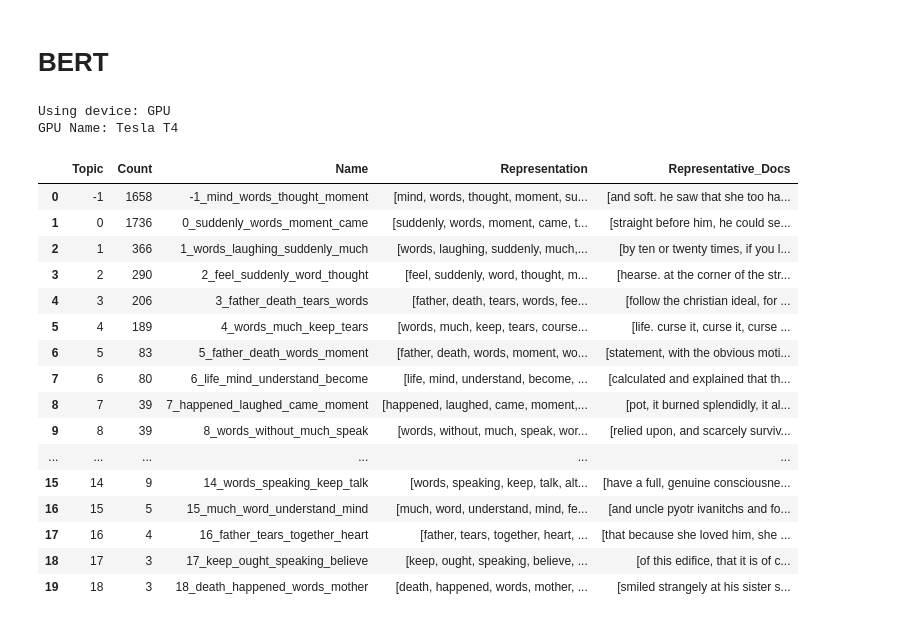
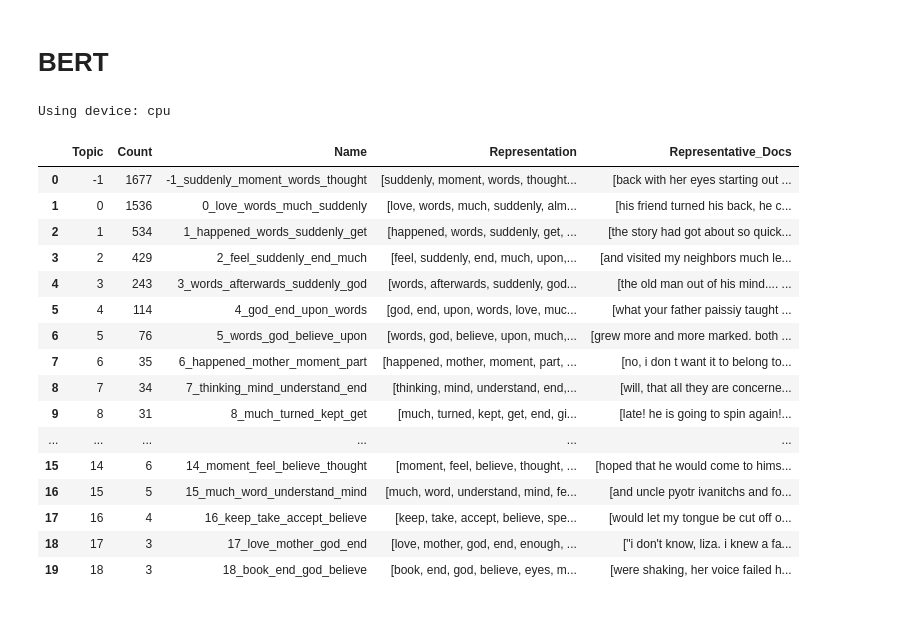
Before and after one commit to agastyaharta/text_mining_final_project, a Jupyter notebook: text_mining_topic_modelling/topic_modeling.ipynb, the cells around one changed output. Cells and saved outputs as stored; diff of their text form; code cells hidden in the pictures.

```diff
--- a/text_mining_topic_modelling/topic_modeling.ipynb
+++ b/text_mining_topic_modelling/topic_modeling.ipynb
@@ -117,6 +48,6 @@ Drive already mounted at /content/drive; to attempt to forcibly remount, call dr
 # %%
-# df_docs = pd.read_csv("data_cleaned/dostoevsky_chunks.csv")
-df_docs = pd.read_csv("/content/drive/MyDrive/wne_uw/3/project/text_mining_final/text_mining_topic_modelling/data_cleaned/dostoevsky_chunks.csv")
+df_docs = pd.read_csv("data_cleaned/dostoevsky_chunks.csv")
+# df_docs = pd.read_csv("/content/drive/MyDrive/wne_uw/3/project/text_mining_final/text_mining_topic_modelling/data_cleaned/dostoevsky_chunks.csv")
 df_docs.head(4)
 df_docs.info()
 # %% [output]
@@ -449,13 +345,9 @@ topic_10 vs topic_17: JSD=0.4877
 # %%
 from sentence_transformers import SentenceTransformer
 import torch
-import torch_xla.core.xla_model as xm
-import os # Import the os module
 
-# 0) Texts for BERTopic
 texts = df_docs["text_bert"].astype(str).tolist()
 
-# 1) Stopwords (English + your extras)
 from nltk.corpus import stopwords
 stop_words = set(stopwords.words("english"))
 stop_words |= {
@@ -463,29 +355,12 @@ stop_words |= {
     "know","come","look","see","go","make","man","time"
 }
 
-# 2) Embeddings (light + good for English, TPU/GPU fallback)
-# To use GPU/TPU, ensure your Colab runtime type is set accordingly
-
-device = "cpu"
-try:
-    # Try TPU first
-    if 'COLAB_TPU_ADDR' in os.environ:
-        device = xm.xla_device()
-        print("Using device: TPU")
-    elif torch.cuda.is_available():
-        device = "cuda"
-        print("Using device: GPU")
-        print("GPU Name:", torch.cuda.get_device_name(0))
-    else:
-        print("Using device: CPU")
-except Exception as e:
-    print(f"Could not detect accelerator, falling back to CPU. Error: {e}")
-    print("Using device: CPU")
+device = "cuda" if torch.cuda.is_available() else "cpu"
+print("Using device:", device)
 
 embedding_model = SentenceTransformer("sentence-transformers/all-MiniLM-L6-v2", device=device)
-embedding_model.max_seq_length = 512  # avoid >512 warnings
+embedding_model.max_seq_length = 512
 
-# 3) UMAP
 umap_model = UMAP(
     n_neighbors=15,
     n_components=5,
@@ -494,63 +369,57 @@ umap_model = UMAP(
     random_state=42
 )
 
-# 4) HDBSCAN
 hdbscan_model = HDBSCAN(
     min_cluster_size=3,
     metric="euclidean",
     cluster_selection_method="eom",
     prediction_data=True
 )
 
-# 5) Vectorizer
 tokenizer = RegexpTokenizer(r"\w+")
 tf_vectorizer = CountVectorizer(
     ngram_range=(1, 1),
-    min_df=15,  # Aligned with LDA
-    max_df=0.95, # Aligned with LDA
+    min_df=15,
+    max_df=0.95,
     tokenizer=tokenizer.tokenize,
     stop_words=list(stop_words)
 )
 
-# 6) Topic representation
 ctfidf_model = ClassTfidfTransformer()
 representation_model = KeyBERTInspired()
 
-# 7) BERTopic
 topic_model_bert = BERTopic(
     embedding_model=embedding_model,
     umap_model=umap_model,
     hdbscan_model=hdbscan_model,
     vectorizer_model=tf_vectorizer,
     ctfidf_model=ctfidf_model,
     representation_model=representation_model,
     top_n_words=10,
     calculate_probabilities=True,
-    nr_topics=20  # Set to 20 for consistency with LDA
+    nr_topics=20
 )
 
 topics, probabilities = topic_model_bert.fit_transform(texts)
 
-# Inspect summary
 topic_model_bert.get_topic_info()
 # %% [output]
-Using device: GPU
-GPU Name: Tesla T4
+Using device: cpu
 |  | Topic | Count | Name | Representation | Representative_Docs |
-| 0 | -1 | 1658 | -1_mind_words_thought_moment | [mind, words, thought, moment, su... | [and soft. he saw that she too ha... |
-| 1 | 0 | 1736 | 0_suddenly_words_moment_came | [suddenly, words, moment, came, t... | [straight before him, he could se... |
-| 2 | 1 | 366 | 1_words_laughing_suddenly_much | [words, laughing, suddenly, much,... | [by ten or twenty times, if you l... |
-| 3 | 2 | 290 | 2_feel_suddenly_word_thought | [feel, suddenly, word, thought, m... | [hearse. at the corner of the str... |
-| 4 | 3 | 206 | 3_father_death_tears_words | [father, death, tears, words, fee... | [follow the christian ideal, for ... |
-| 5 | 4 | 189 | 4_words_much_keep_tears | [words, much, keep, tears, course... | [life. curse it, curse it, curse ... |
-| 6 | 5 | 83 | 5_father_death_words_moment | [father, death, words, moment, wo... | [statement, with the obvious moti... |
-| 7 | 6 | 80 | 6_life_mind_understand_become | [life, mind, understand, become, ... | [calculated and explained that th... |
-| 8 | 7 | 39 | 7_happened_laughed_came_moment | [happened, laughed, came, moment,... | [pot, it burned splendidly, it al... |
-| 9 | 8 | 39 | 8_words_without_much_speak | [words, without, much, speak, wor... | [relied upon, and scarcely surviv... |
+| 0 | -1 | 1677 | -1_suddenly_moment_words_thought | [suddenly, moment, words, thought... | [back with her eyes starting out ... |
+| 1 | 0 | 1536 | 0_love_words_much_suddenly | [love, words, much, suddenly, alm... | [his friend turned his back, he c... |
+| 2 | 1 | 534 | 1_happened_words_suddenly_get | [happened, words, suddenly, get, ... | [the story had got about so quick... |
+| 3 | 2 | 429 | 2_feel_suddenly_end_much | [feel, suddenly, end, much, upon,... | [and visited my neighbors much le... |
+| 4 | 3 | 243 | 3_words_afterwards_suddenly_god | [words, afterwards, suddenly, god... | [the old man out of his mind.... ... |
+| 5 | 4 | 114 | 4_god_end_upon_words | [god, end, upon, words, love, muc... | [what your father paissiy taught ... |
+| 6 | 5 | 76 | 5_words_god_believe_upon | [words, god, believe, upon, much,... | [grew more and more marked. both ... |
+| 7 | 6 | 35 | 6_happened_mother_moment_part | [happened, mother, moment, part, ... | [no, i don t want it to belong to... |
+| 8 | 7 | 34 | 7_thinking_mind_understand_end | [thinking, mind, understand, end,... | [will, that all they are concerne... |
+| 9 | 8 | 31 | 8_much_turned_kept_get | [much, turned, kept, get, end, gi... | [late! he is going to spin again!... |
 | ... | ... | ... | ... | ... | ... |
-| 15 | 14 | 9 | 14_words_speaking_keep_talk | [words, speaking, keep, talk, alt... | [have a full, genuine consciousne... |
+| 15 | 14 | 6 | 14_moment_feel_believe_thought | [moment, feel, believe, thought, ... | [hoped that he would come to hims... |
 | 16 | 15 | 5 | 15_much_word_understand_mind | [much, word, understand, mind, fe... | [and uncle pyotr ivanitchs and fo... |
-| 17 | 16 | 4 | 16_father_tears_together_heart | [father, tears, together, heart, ... | [that because she loved him, she ... |
-| 18 | 17 | 3 | 17_keep_ought_speaking_believe | [keep, ought, speaking, believe, ... | [of this edifice, that it is of c... |
-| 19 | 18 | 3 | 18_death_happened_words_mother | [death, happened, words, mother, ... | [smiled strangely at his sister s... |
+| 17 | 16 | 4 | 16_keep_take_accept_believe | [keep, take, accept, believe, spe... | [would let my tongue be cut off o... |
+| 18 | 17 | 3 | 17_love_mother_god_end | [love, mother, god, end, enough, ... | ["i don't know, liza. i knew a fa... |
+| 19 | 18 | 3 | 18_book_end_god_believe | [book, end, god, believe, eyes, m... | [were shaking, her voice failed h... |
 # %%
```
Also changed, not shown: parts of 23 cells of this notebook, 1 other file.
